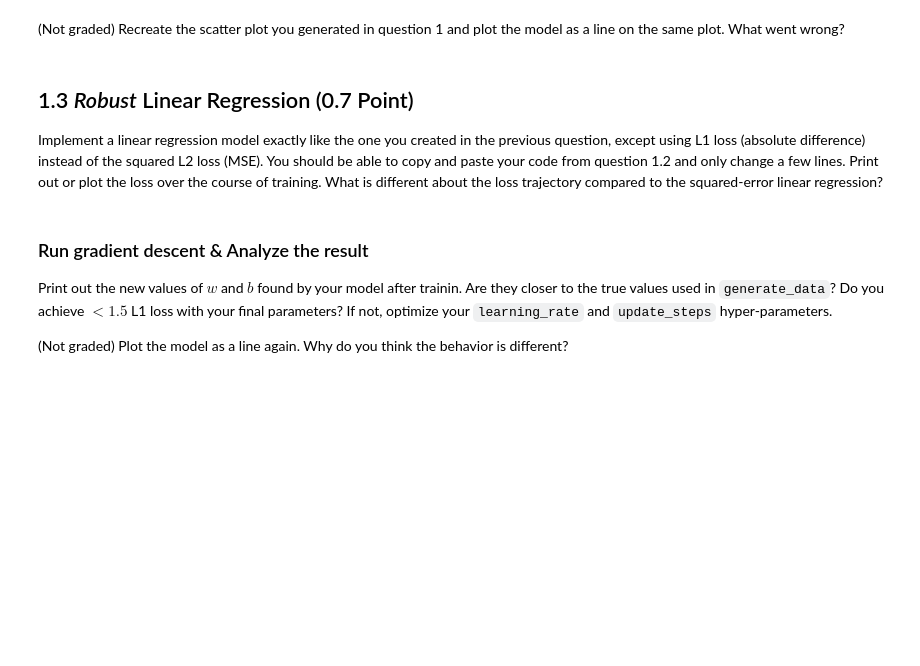
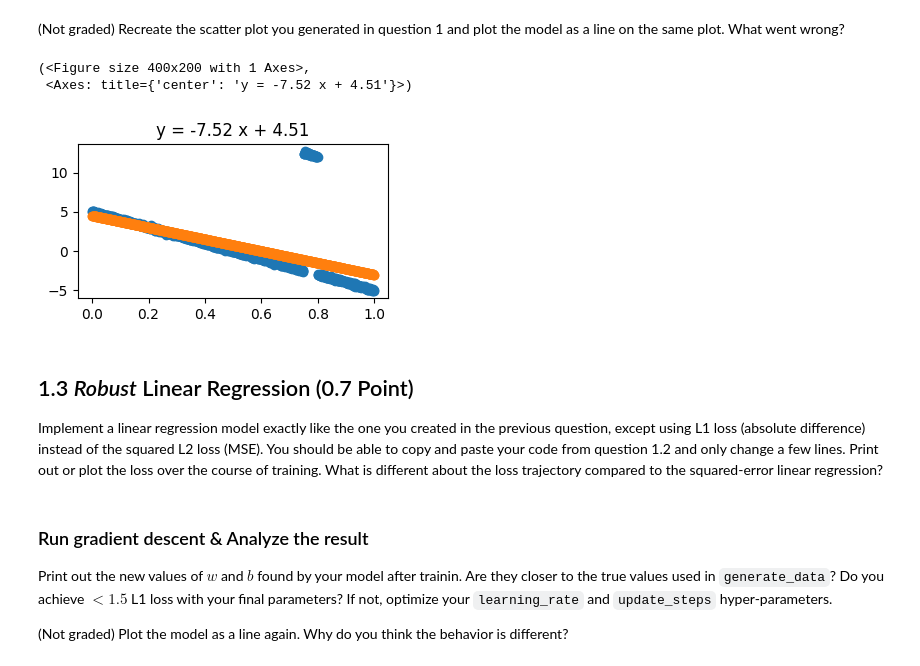
Before and after one commit to KyleDong03/CSC-2516, a Jupyter notebook: Fall26_HW1_Regression.ipynb, the cells around one changed output. Cells and saved outputs as stored; diff of their text form; code cells hidden in the pictures; blank space fills up the shorter version.

```diff
--- a/Fall26_HW1_Regression.ipynb
+++ b/Fall26_HW1_Regression.ipynb
@@ -176,22 +179,27 @@ ValueError: operands could not be broadcast together with shapes (999,) (1000,)
 # %%
 def plot_model_prediction(x, y):
   fig, ax = plt.subplots(figsize=(4, 2))
   ##########################################
   ## TODO: Create a scatter plot of the data
   # (0 points)
   ## Your Code
-
+  ax.scatter(x,y)
   ## TODO: Create a scatter plot of the predicted values
   # (0 points)
   ## Your Code
-
+  pred = model(weight= new_weight, bias= new_bias, inputs= x)
+  ax.scatter(x, pred)
   ##########################################
 
   ax.set_title(f"y = {new_weight:.2f} x + {new_bias:.2f}")
 
   return fig, ax
 
 plot_model_prediction(inputs,targets)
+# %% [output]
+(<Figure size 400x200 with 1 Axes>,
+ <Axes: title={'center': 'y = -7.52 x + 4.51'}>)
+[figure, added]
 # %% [markdown]
 ## 1.3 *Robust* Linear Regression (0.7 Point)
 Implement a linear regression model exactly like the one you created in the previous question, except using L1 loss (absolute difference) instead of the squared L2 loss (MSE). You should be able to copy and paste your code from question 1.2 and only change a few lines. Print out or plot the loss over the course of training. What is different about the loss trajectory compared to the squared-error linear regression?
```
Also changed, not shown: parts of 10 cells of this notebook.
